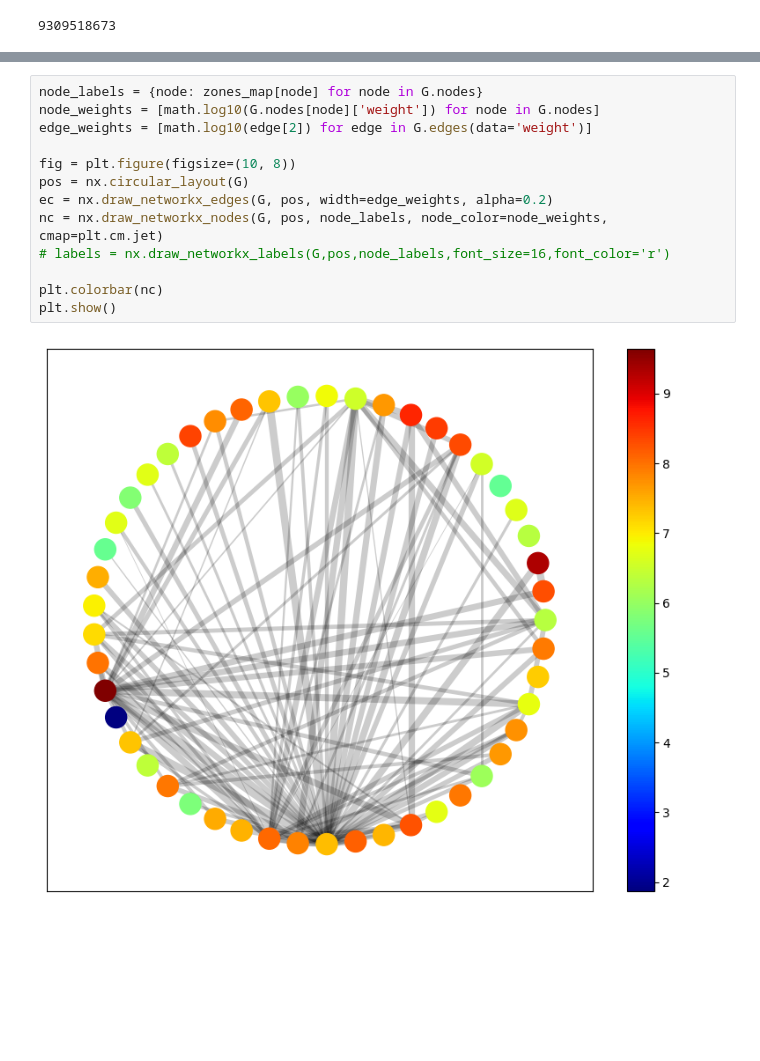
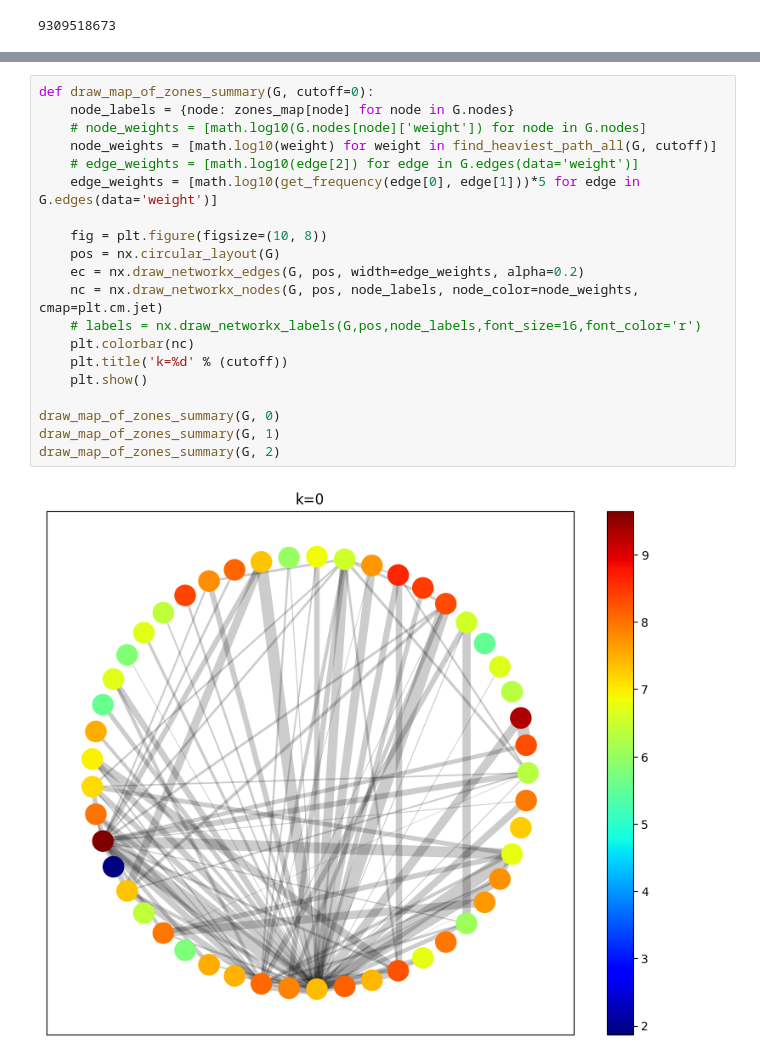
Before and after one commit to babylonchain/mapofzones-crawler, a Jupyter notebook: analysis.ipynb, the cells around one changed output, grey strips where cells are left out. Cells and saved outputs as stored; diff of their text form; blank space fills up the shorter version.

Commit message:
meshed sec with cutoff

```diff
--- a/analysis.ipynb
+++ b/analysis.ipynb
@@ -89,15 +130,22 @@ def find_heaviest_path_all(G):
 # %%
-node_labels = {node: zones_map[node] for node in G.nodes}
-node_weights = [math.log10(G.nodes[node]['weight']) for node in G.nodes]
-edge_weights = [math.log10(edge[2]) for edge in G.edges(data='weight')]
+def draw_map_of_zones_summary(G, cutoff=0):
+    node_labels = {node: zones_map[node] for node in G.nodes}
+    # node_weights = [math.log10(G.nodes[node]['weight']) for node in G.nodes]
+    node_weights = [math.log10(weight) for weight in find_heaviest_path_all(G, cutoff)]
+    # edge_weights = [math.log10(edge[2]) for edge in G.edges(data='weight')]
+    edge_weights = [math.log10(get_frequency(edge[0], edge[1]))*5 for edge in G.edges(data='weight')]
 
-fig = plt.figure(figsize=(10, 8))
-pos = nx.circular_layout(G)
-ec = nx.draw_networkx_edges(G, pos, width=edge_weights, alpha=0.2)
-nc = nx.draw_networkx_nodes(G, pos, node_labels, node_color=node_weights, cmap=plt.cm.jet)
-# labels = nx.draw_networkx_labels(G,pos,node_labels,font_size=16,font_color='r')
+    fig = plt.figure(figsize=(10, 8))
+    pos = nx.circular_layout(G)
+    ec = nx.draw_networkx_edges(G, pos, width=edge_weights, alpha=0.2)
+    nc = nx.draw_networkx_nodes(G, pos, node_labels, node_color=node_weights, cmap=plt.cm.jet)
+    # labels = nx.draw_networkx_labels(G,pos,node_labels,font_size=16,font_color='r')
+    plt.colorbar(nc)
+    plt.title('k=%d' % (cutoff))
+    plt.show()
 
-plt.colorbar(nc)
-plt.show()
+draw_map_of_zones_summary(G, 0)
+draw_map_of_zones_summary(G, 1)
+draw_map_of_zones_summary(G, 2)
 # %% [output]
-[figure, old version]
+[figure, new version]
```
Also changed, not shown: parts of 4 cells of this notebook.
